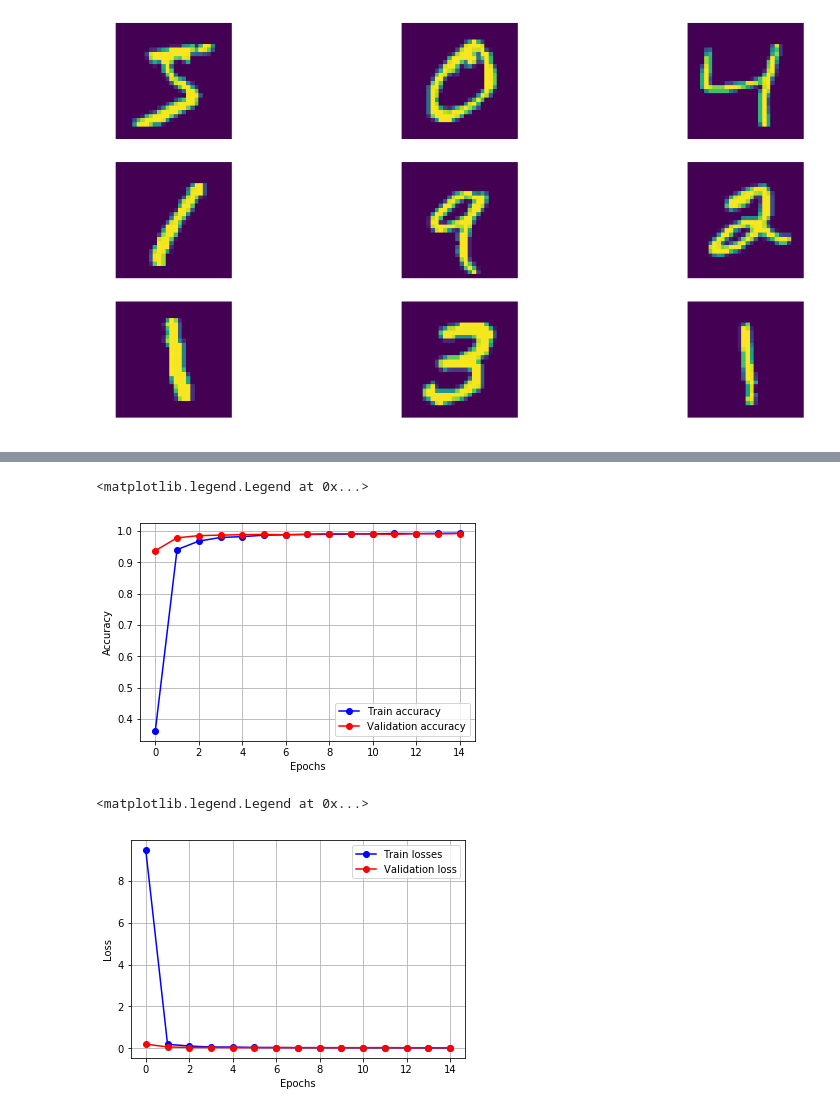
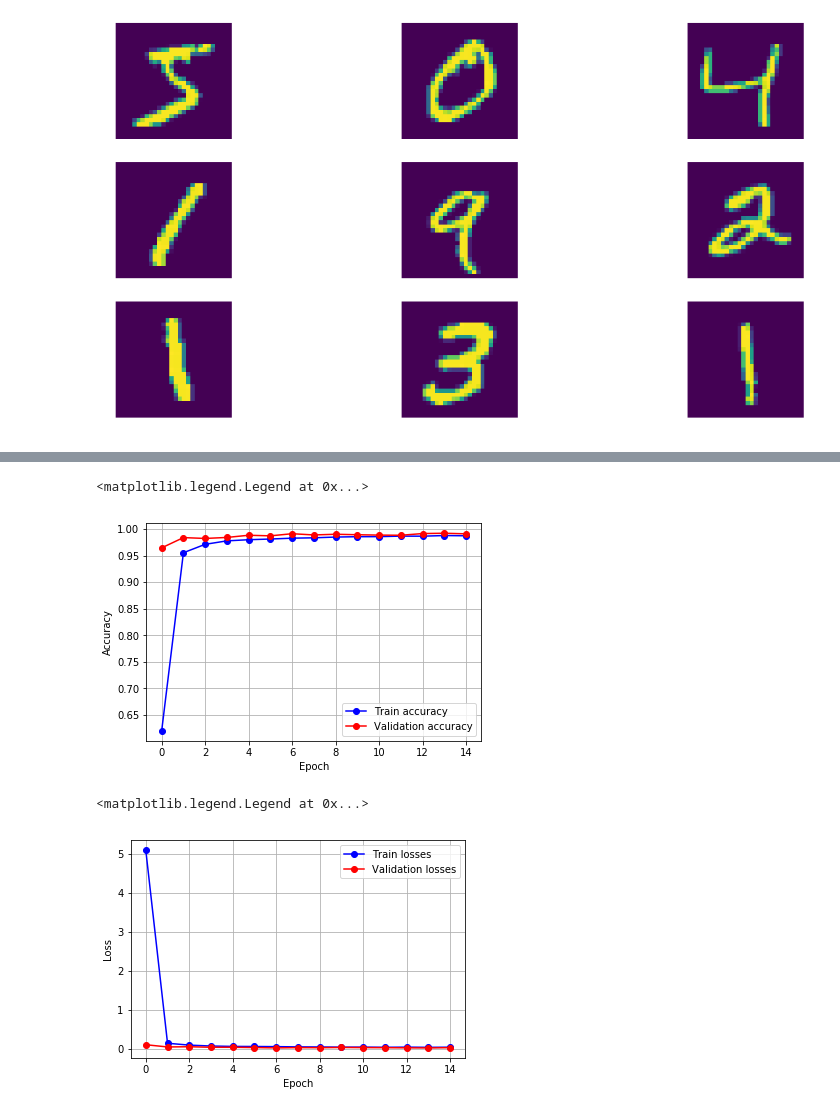
Before and after one commit to myDiamondsDancing/Machine-Learning, a Jupyter notebook: MNIST.ipynb, the cells around one changed output, grey strips where cells are left out. Cells and saved outputs as stored; diff of their text form; code cells hidden in the pictures.

```diff
--- a/MNIST.ipynb
+++ b/MNIST.ipynb
@@ -93,7 +93,7 @@ _________________________________________________________________
 history = model.fit(X_train,
                     y_train,
                     epochs=15,
-                    batch_size=1000,
+                    batch_size=500,
                     validation_data=(X_test, y_test))
 # %% [output]
 Train on 60000 samples, validate on 10000 samples
@@ -116,25 +116,25 @@ Epoch 15/15
 # %%
 x = range(15)
 
 plt.grid(True)
 
 plt.plot(x,
          history.history['acc'],
          'bo-',
          label='Train accuracy')
 
 plt.plot(x,
          history.history['val_acc'],
          'ro-',
          label='Validation accuracy')
 
-plt.xlabel('Epochs')
+plt.xlabel('Epoch')
 plt.ylabel('Accuracy')
 
 plt.legend(loc='lower right')
 # %% [output]
 <matplotlib.legend.Legend at 0x...>
-[figure, old version]
+[figure, new version]
 # %%
 plt.grid(True)
 
@@ -146,13 +146,13 @@ plt.plot(x,
 plt.plot(x,
          history.history['val_loss'],
          'ro-',
-         label='Validation loss')
+         label='Validation losses')
 
-plt.xlabel('Epochs')
+plt.xlabel('Epoch')
 plt.ylabel('Loss')
 
 plt.legend(loc='upper right')
 # %% [output]
 <matplotlib.legend.Legend at 0x...>
-[figure, old version]
+[figure, new version]
 # %%
```
Also changed, not shown: parts of 2 cells of this notebook.
